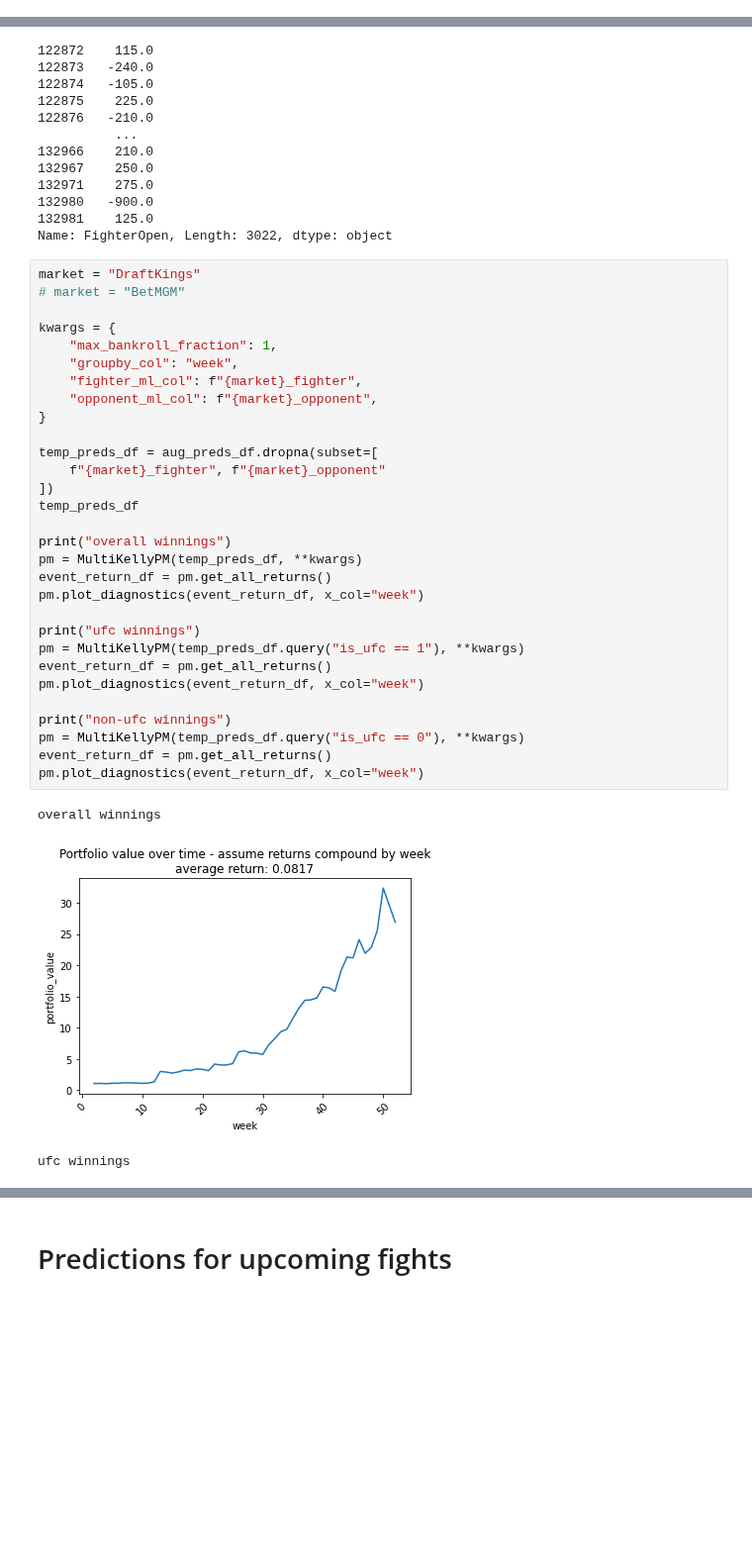
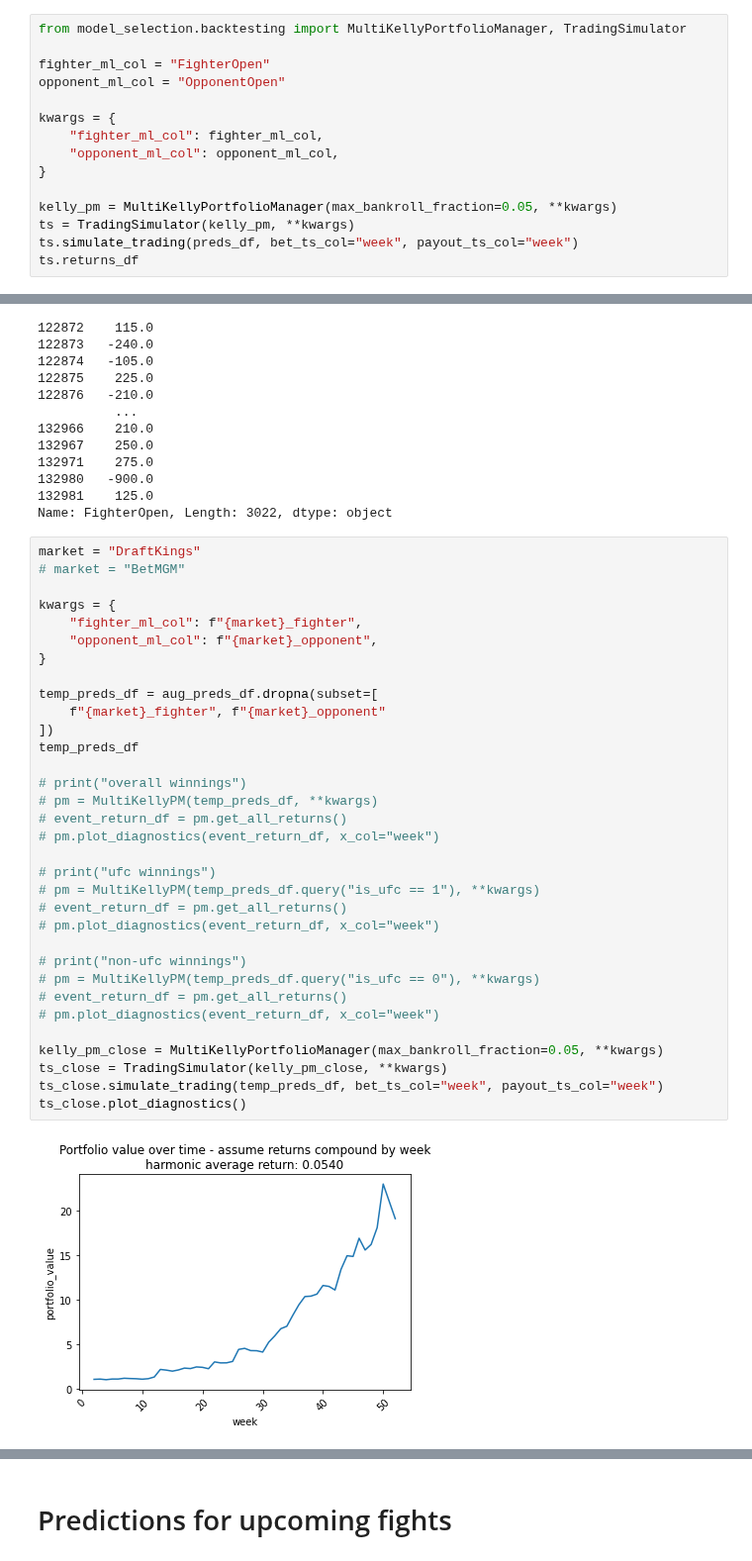
Before and after one commit to John-Curcio/sports, a Jupyter notebook: EXPERIMENTS/2023-04-10_base_template.ipynb, the cells around one changed output, grey strips where cells are left out. Shown at 99% size. Drawn from its saved outputs; the diff is of its cells as text; blank space fills up the shorter version.

Commit message:
finally, a better backtesting engine

```diff
--- a/EXPERIMENTS/2023-04-10_base_template.ipynb
+++ b/EXPERIMENTS/2023-04-10_base_template.ipynb
@@ -770,0 +740,15 @@ non-ufc winnings
+# %%
+from model_selection.backtesting import MultiKellyPortfolioManager, TradingSimulator
+
+fighter_ml_col = "FighterOpen"
+opponent_ml_col = "OpponentOpen"
+
+kwargs = {
+    "fighter_ml_col": fighter_ml_col,
+    "opponent_ml_col": opponent_ml_col,
+}
+
+kelly_pm = MultiKellyPortfolioManager(max_bankroll_fraction=0.05, **kwargs)
+ts = TradingSimulator(kelly_pm, **kwargs)
+ts.simulate_trading(preds_df, bet_ts_col="week", payout_ts_col="week")
+ts.returns_df
@@ -885,34 +903,35 @@ Name: FighterOpen, Length: 3022, dtype: object
 # %%
 market = "DraftKings"
 # market = "BetMGM"
 
 kwargs = {
-    "max_bankroll_fraction": 1,
-    "groupby_col": "week",
     "fighter_ml_col": f"{market}_fighter",
     "opponent_ml_col": f"{market}_opponent",
 }
 
 temp_preds_df = aug_preds_df.dropna(subset=[
     f"{market}_fighter", f"{market}_opponent"
 ])
 temp_preds_df
 
-print("overall winnings")
-pm = MultiKellyPM(temp_preds_df, **kwargs)
-event_return_df = pm.get_all_returns()
-pm.plot_diagnostics(event_return_df, x_col="week")
+# print("overall winnings")
+# pm = MultiKellyPM(temp_preds_df, **kwargs)
+# event_return_df = pm.get_all_returns()
+# pm.plot_diagnostics(event_return_df, x_col="week")
 
-print("ufc winnings")
-pm = MultiKellyPM(temp_preds_df.query("is_ufc == 1"), **kwargs)
-event_return_df = pm.get_all_returns()
-pm.plot_diagnostics(event_return_df, x_col="week")
+# print("ufc winnings")
+# pm = MultiKellyPM(temp_preds_df.query("is_ufc == 1"), **kwargs)
+# event_return_df = pm.get_all_returns()
+# pm.plot_diagnostics(event_return_df, x_col="week")
 
-print("non-ufc winnings")
-pm = MultiKellyPM(temp_preds_df.query("is_ufc == 0"), **kwargs)
-event_return_df = pm.get_all_returns()
-pm.plot_diagnostics(event_return_df, x_col="week")
+# print("non-ufc winnings")
+# pm = MultiKellyPM(temp_preds_df.query("is_ufc == 0"), **kwargs)
+# event_return_df = pm.get_all_returns()
+# pm.plot_diagnostics(event_return_df, x_col="week")
+
+kelly_pm_close = MultiKellyPortfolioManager(max_bankroll_fraction=0.05, **kwargs)
+ts_close = TradingSimulator(kelly_pm_close, **kwargs)
+ts_close.simulate_trading(temp_preds_df, bet_ts_col="week", payout_ts_col="week")
+ts_close.plot_diagnostics()
 # %% [output]
-overall winnings
-[figure, old version]
+[figure, new version]
-ufc winnings
```
Also changed, not shown: parts of 13 cells of this notebook, 1 other file.
